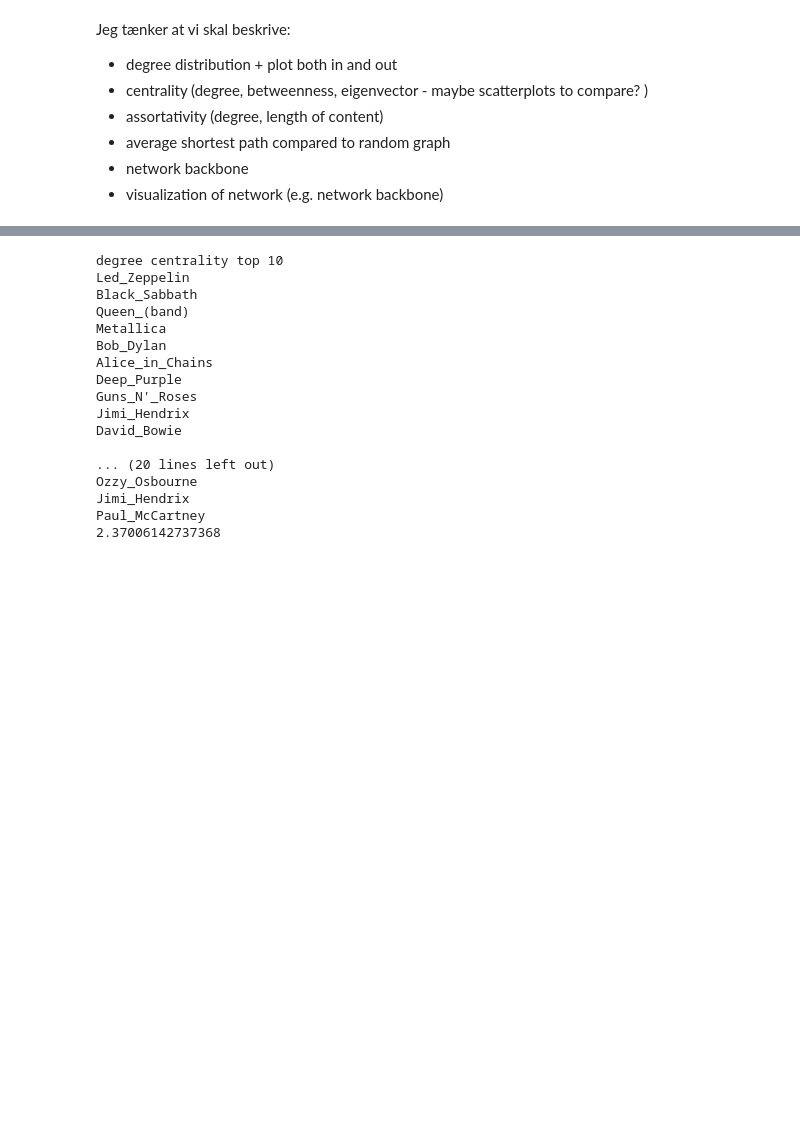
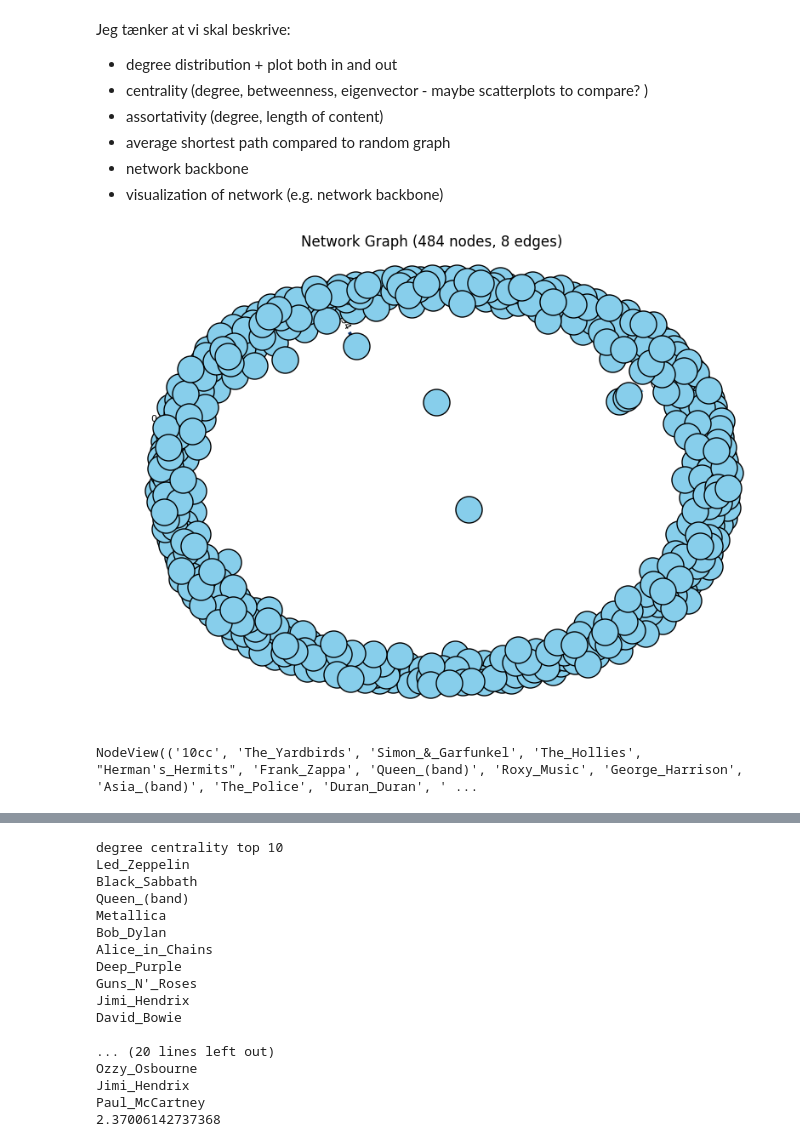
Before and after one commit to sorenstange/02805_Social_graphs_and_interactions, a Jupyter notebook: Assignment_2.ipynb, the cells around one changed output, grey strips where cells are left out. Cells and saved outputs as stored; diff of their text form; code cells hidden in the pictures; blank space fills up the shorter version.

```diff
--- a/Assignment_2.ipynb
+++ b/Assignment_2.ipynb
@@ -200,0 +238,42 @@ Jeg tænker at vi skal beskrive:
+# %%
+def plot_graph(G, node_size=500, font_size=8, edge_cmap=plt.cm.Blues, with_labels=True):
+
+    plt.figure(figsize=(8, 6))
+    pos = nx.spring_layout(G, seed=42)  # layout for consistent plotting
+
+    # Get edge weights if available
+    if nx.get_edge_attributes(G, 'weight'):
+        weights = [G[u][v].get('weight', 1.0) for u, v in G.edges()]
+        nx.draw_networkx_edges(G, pos, width=[w * 3 for w in weights], edge_color=weights, edge_cmap=edge_cmap)
+        edge_labels = {(u, v): f"{w:.2f}" for u, v, w in G.edges(data='weight')}
+        nx.draw_networkx_edge_labels(G, pos, edge_labels=edge_labels, font_size=font_size)
+    else:
+        nx.draw_networkx_edges(G, pos, width=1.0, edge_color="gray")
+
+    nx.draw_networkx_nodes(G, pos, node_size=node_size, node_color="skyblue", edgecolors="black")
+
+    if with_labels:
+        nx.draw_networkx_labels(G, pos, font_size=font_size, font_color="black")
+
+    plt.axis("off")
+    plt.title(f"Network Graph ({G.number_of_nodes()} nodes, {G.number_of_edges()} edges)", fontsize=12)
+    plt.tight_layout()
+    plt.show()
+# %%
+edge_betweenness_centrality_list = [number for _, number in nx.edge_betweenness_centrality(G).items()]
+min_, max_ = min(edge_betweenness_centrality_list), max(edge_betweenness_centrality_list)
+def normalize(x, a = max_, b = min_):
+    return (x-b)/(a-b) * 100
+
+for (u, v), w in nx.edge_betweenness_centrality(G).items():
+    G[u][v]['weight'] = normalize(w)
+
+backbone = disparity_filter(G)
+# %%
+plot_graph(backbone, with_labels=False)
+# %% [output]
+[figure, added]
+# %%
+backbone
+# %% [output]
+NodeView(('10cc', 'The_Yardbirds', 'Simon_&_Garfunkel', 'The_Hollies', "Herman's_Hermits", 'Frank_Zappa', 'Queen_(band)', 'Roxy_Music', 'George_Harrison', 'Asia_(band)', 'The_Police', 'Duran_Duran', ' ...
```
Also changed, not shown: parts of 2 cells of this notebook.
